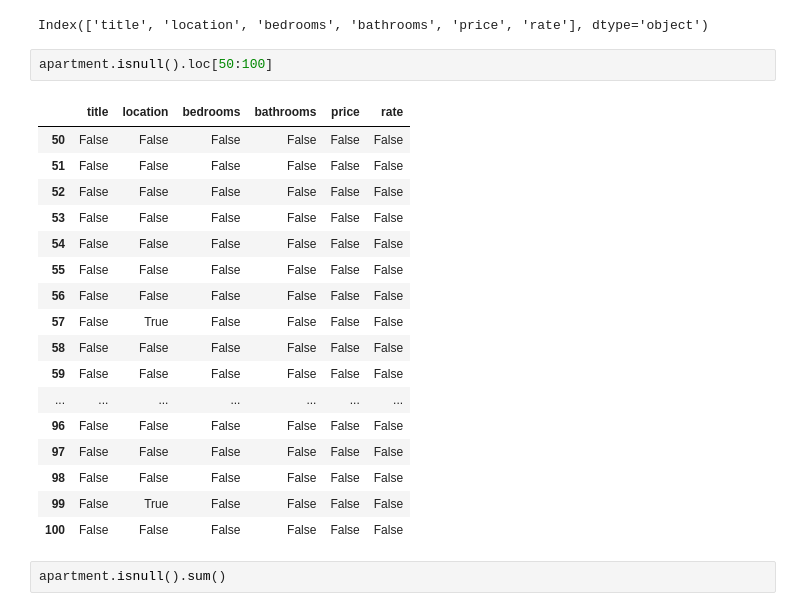
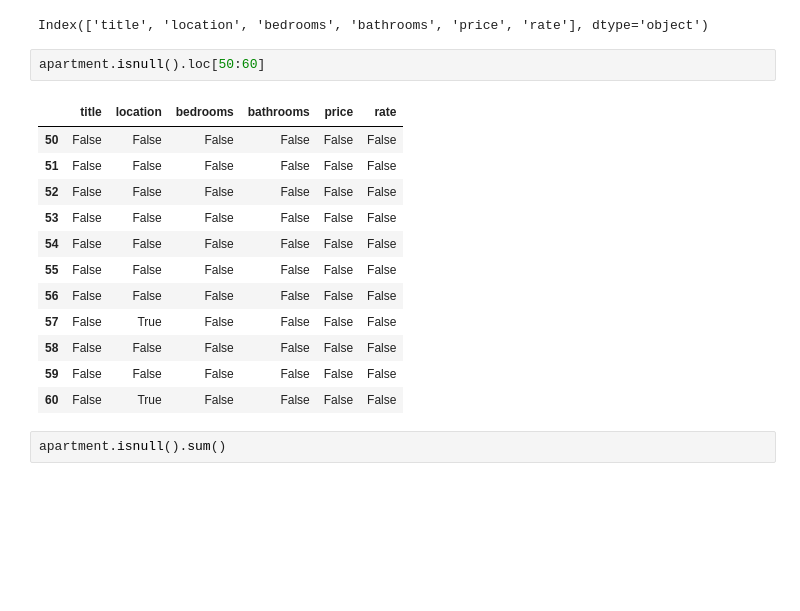
Before and after one commit to PurityKM/python-learn, a Jupyter notebook: apartments.ipynb, the cells around one changed output. Drawn from its saved outputs; the diff is of its cells as text; blank space fills up the shorter version.

```diff
--- a/apartments.ipynb
+++ b/apartments.ipynb
@@ -19,25 +21,20 @@ apartment.columns
 # %% [output]
 Index(['title', 'location', 'bedrooms', 'bathrooms', 'price', 'rate'], dtype='object')
 # %%
-apartment.isnull().loc[50:100]
+apartment.isnull().loc[50:60]
 # %% [output]
 |  | title | location | bedrooms | bathrooms | price | rate |
 | 50 | False | False | False | False | False | False |
 | 51 | False | False | False | False | False | False |
 | 52 | False | False | False | False | False | False |
 | 53 | False | False | False | False | False | False |
 | 54 | False | False | False | False | False | False |
 | 55 | False | False | False | False | False | False |
 | 56 | False | False | False | False | False | False |
 | 57 | False | True | False | False | False | False |
 | 58 | False | False | False | False | False | False |
 | 59 | False | False | False | False | False | False |
-| ... | ... | ... | ... | ... | ... | ... |
-| 96 | False | False | False | False | False | False |
-| 97 | False | False | False | False | False | False |
-| 98 | False | False | False | False | False | False |
-| 99 | False | True | False | False | False | False |
-| 100 | False | False | False | False | False | False |
+| 60 | False | True | False | False | False | False |
 # %%
 apartment.isnull().sum()
 # %% [output]
```
Also changed, not shown: parts of 11 cells of this notebook, 1 other file.
